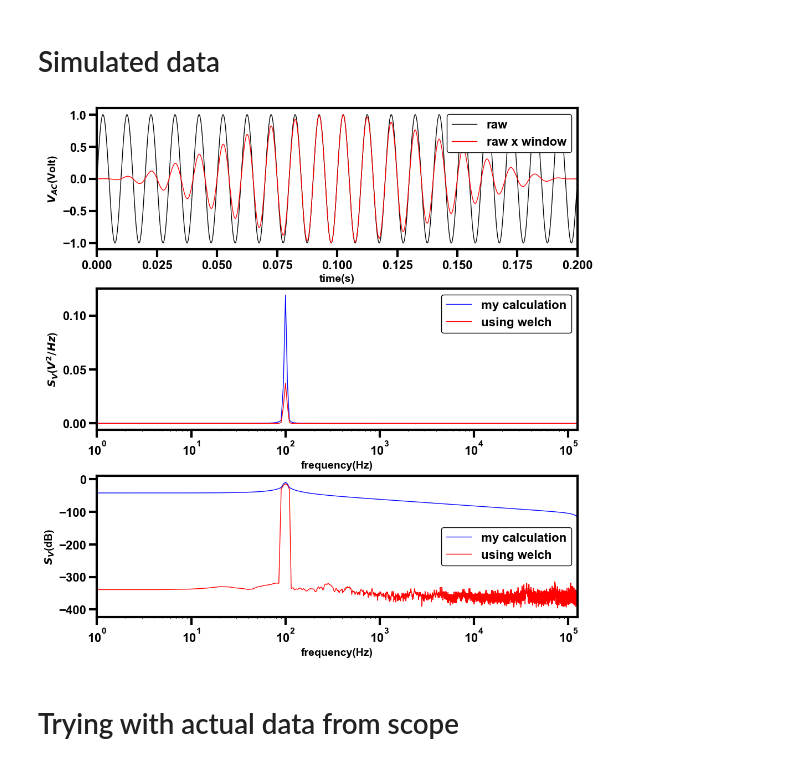
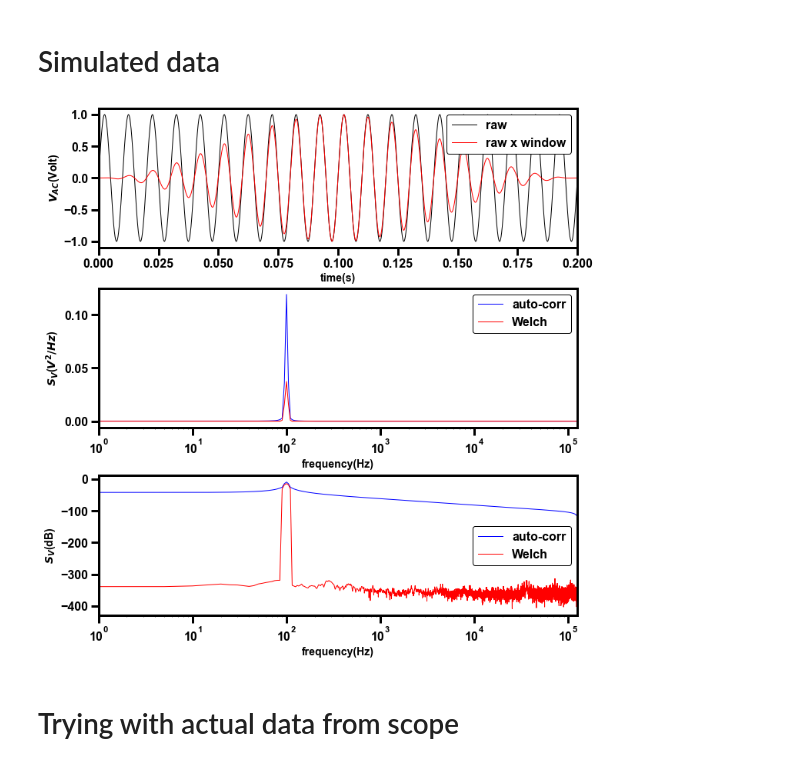
Before and after one commit to NikhilTilak/scripts, a Jupyter notebook: noise.ipynb, the cells around one changed output. Cells and saved outputs as stored; diff of their text form; code cells hidden in the pictures.

```diff
--- a/noise.ipynb
+++ b/noise.ipynb
@@ -21,44 +21,45 @@ V = V - np.mean(V)
 Vraw = V
 V = V*hann(N+1) # smoothing using a hamming window
 
-auto_corr = correlate(V,V, mode="same") # mode="same" returns the same length as the input i.e. lags start from 0 to (N-1)*dt
+# auto_corr = correlate(V,V, mode="same") # mode="same" returns the same length as the input i.e. lags start from 0 to (N-1)*dt
+# auto_corr = convolve(V, np.conjugate(np.flip(V)), mode="same")
 S = fft(auto_corr)
 S = S[:S.size//2]
 S = 2*S/N**2
 freq = fftfreq(len(auto_corr), d=1/sampling_rate)
 freq = freq[:freq.size//2]
 
 fq, SS = welch(V, fs=sampling_rate, window='hamming', nperseg=N, noverlap=0, return_onesided=True, scaling='density', axis=-1)
 
 fig, (ax1,ax2,ax3) = plt.subplots(3,1, figsize = (10,10), constrained_layout=True)
 ax1.plot(time, Vraw, label="raw")
 ax1.plot(time, V, label="raw x window")
 ax1.set_xlim(time.min(),time.max())
 ax1.set_xlabel('time(s)')
 ax1.set_ylabel('$V_{AC}$(Volt)')
 
-ax2.plot(freq, np.absolute(S), 'b-', markersize=3, label="my calculation")
-ax2.plot(fq, np.absolute(SS), 'r-', markersize=3, label="using welch")
+ax2.plot(freq, np.absolute(S), 'b-', markersize=3, label="auto-corr")
+ax2.plot(fq, np.absolute(SS), 'r-', markersize=3, label="Welch")
 ax2.set_xlabel('frequency(Hz)')
 ax2.set_ylabel('$S_V$($V^2/Hz$)')
 ax2.set_xlim(1, freq.max())
 ax2.set_xscale('log')
 # ax2.set_yscale('log')
 
 
-ax3.plot(freq, 10*np.log10(np.absolute(S)), 'b-', markersize=3, label="my calculation")
-ax3.plot(fq,10*np.log10(SS),'r-', label="using welch")
+ax3.plot(freq, 10*np.log10(np.absolute(S)), 'b-', markersize=3, label="auto-corr")
+ax3.plot(fq,10*np.log10(SS),'r-', label="Welch")
 ax3.set_xlabel('frequency(Hz)')
 ax3.set_ylabel('$S_V$(dB)')
 ax3.set_xlim(1, freq.max())
 ax3.set_xscale('log')
 
 ax1.legend()
 ax2.legend()
 ax3.legend()
 plt.show()
 # %% [output]
-[figure, old version]
+[figure, new version]
 # %% [markdown]
 # Trying with actual data from scope
 # %%
```
Also changed, not shown: parts of 8 cells of this notebook, 1 other file.
